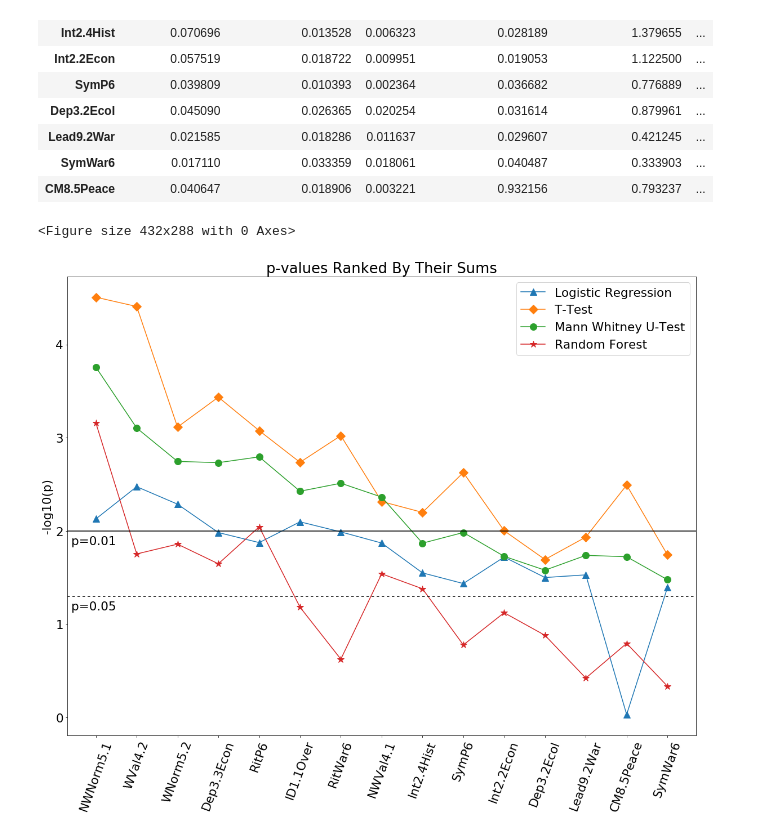
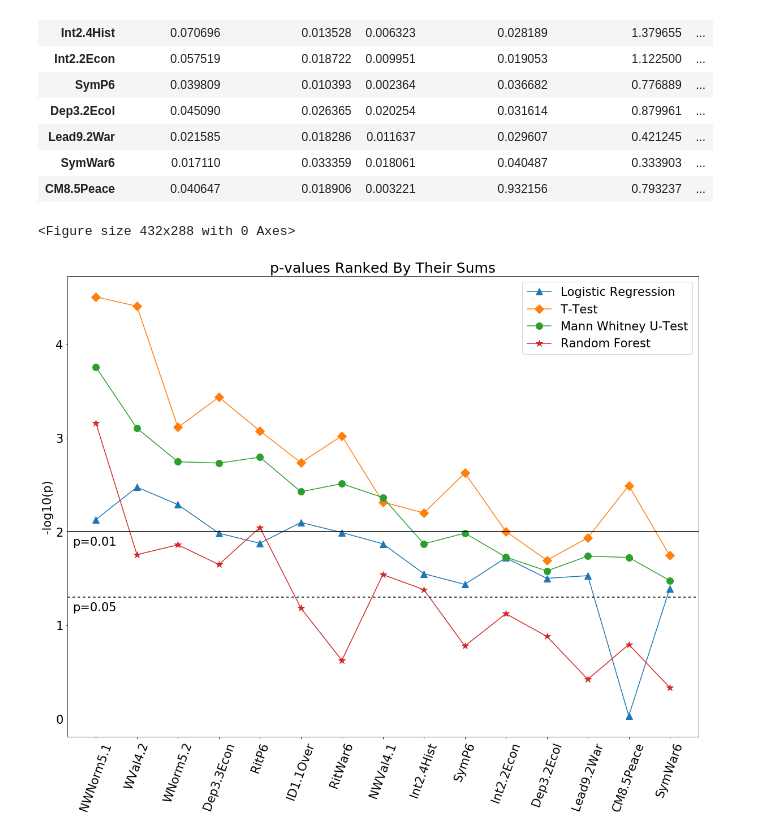
Before and after one commit to knarfamlap/Peace_System, a Jupyter notebook: main.ipynb, the cells around one changed output. Drawn from its saved outputs; the diff is of its cells as text; code cells hidden in the pictures.

Commit message:
updated plot fonts

```diff
--- a/main.ipynb
+++ b/main.ipynb
@@ -540,26 +540,26 @@ methods_srted_logproduct
 marker = itertools.cycle(('^', 'D', 'o', '*'))
 # %%
 plt.figure()
-plt.rcParams.update({'font.size': 21.5})
+plt.rcParams.update({'font.size': 20.95})
 plt.subplots(figsize=(20,15))
 plt.title('p-values Ranked By Their Sums')
 
 for col in methods_srted_logsum[log_columns].columns:
         plt.plot(methods_srted_logsum[col], marker=next(marker), markersize=12)
 
 plt.axhline(np.log10(1/0.01), 0, color='black', label='0.5')
 plt.text(.5, 1.85, "p=0.01", color='black', horizontalalignment='right')
 plt.axhline(np.log10(1/0.05), 0, color='black', label='0.5', dashes=(3,3))
 plt.text(.5, 1.15, "p=0.05", color='black', horizontalalignment='right')
 
 plt.xticks(range(X.shape[1]), methods_srted_logsum.index.values, rotation=70)
 plt.ylabel('-log10(p)')
 plt.legend(methods_names)
 
 plt.savefig('sum.png')
 plt.show()
 # %% [output]
 <Figure size 432x288 with 0 Axes>
-[figure, old version]
+[figure, new version]
 # %%
 plt.figure()
```
Also changed, not shown: parts of 1 cell of this notebook, 2 other files.
